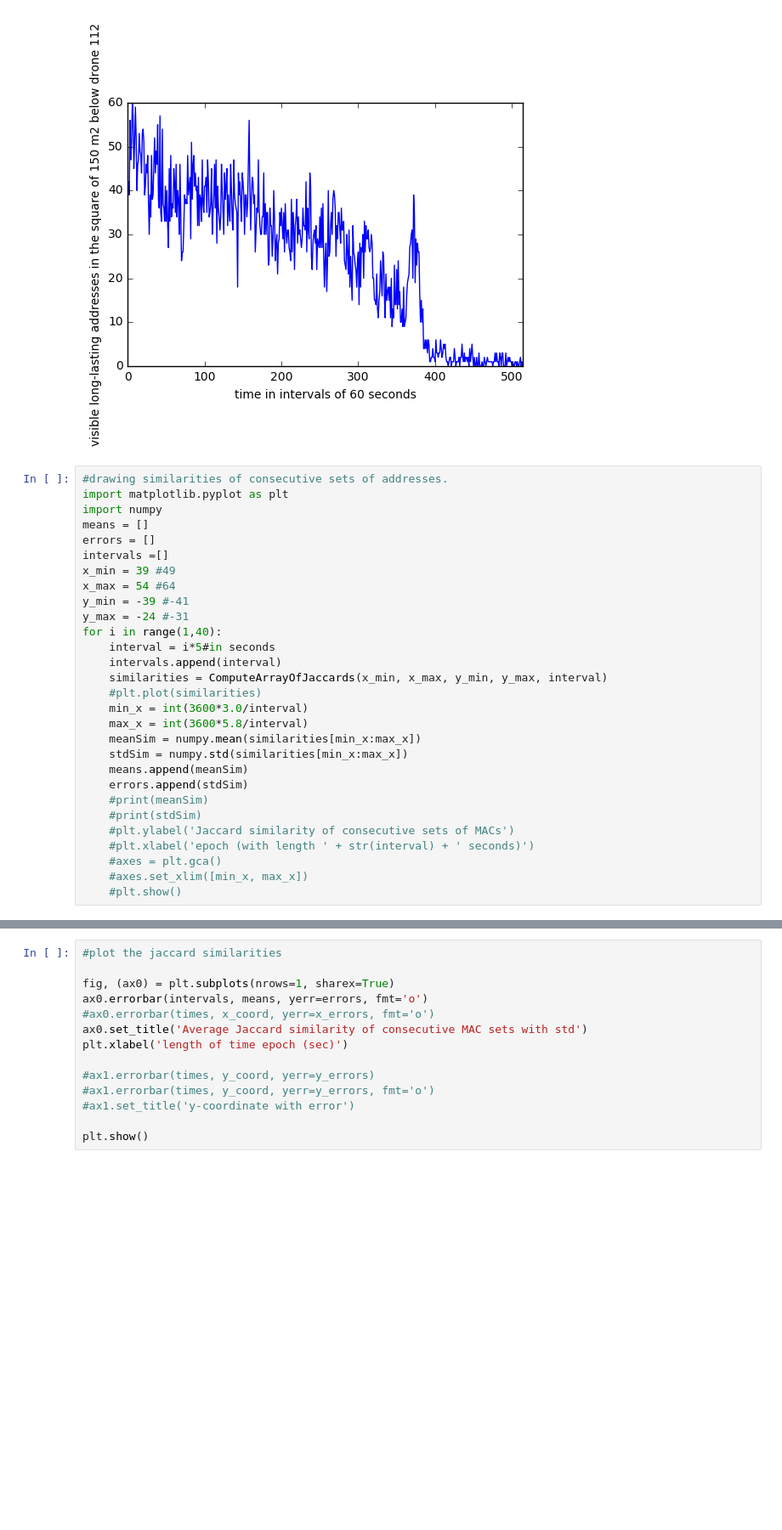
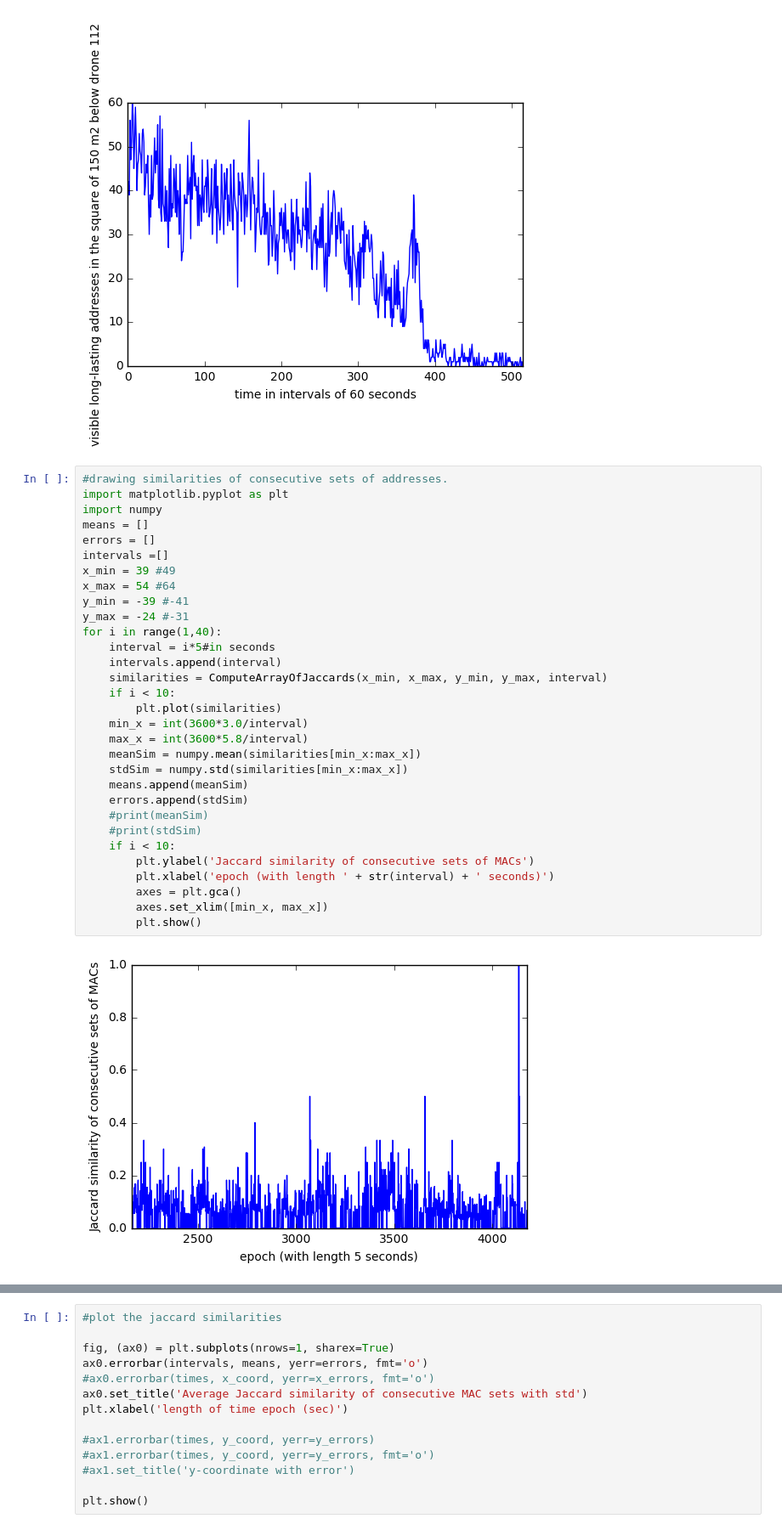
Before and after one commit to ArenA-Crowds/Crowds, a Jupyter notebook: ArenaDataAnalysis.ipynb, the cells around one changed output, grey strips where cells are left out. Shown at 85% size. Drawn from its saved outputs; the diff is of its cells as text; blank space fills up the shorter version.

```diff
--- a/ArenaDataAnalysis.ipynb
+++ b/ArenaDataAnalysis.ipynb
@@ -426,29 +426,33 @@ plt.show()
 # %%
 #drawing similarities of consecutive sets of addresses.
 import matplotlib.pyplot as plt
 import numpy
 means = []
 errors = []
 intervals =[]
 x_min = 39 #49
 x_max = 54 #64
 y_min = -39 #-41
 y_max = -24 #-31
 for i in range(1,40):
     interval = i*5#in seconds
     intervals.append(interval)
     similarities = ComputeArrayOfJaccards(x_min, x_max, y_min, y_max, interval)
-    #plt.plot(similarities)
+    if i < 10:
+        plt.plot(similarities)
     min_x = int(3600*3.0/interval)
     max_x = int(3600*5.8/interval)
     meanSim = numpy.mean(similarities[min_x:max_x])
     stdSim = numpy.std(similarities[min_x:max_x])
     means.append(meanSim)
     errors.append(stdSim)
     #print(meanSim)
     #print(stdSim)
-    #plt.ylabel('Jaccard similarity of consecutive sets of MACs')
-    #plt.xlabel('epoch (with length ' + str(interval) + ' seconds)')
-    #axes = plt.gca()
-    #axes.set_xlim([min_x, max_x])
-    #plt.show()
+    if i < 10:
+        plt.ylabel('Jaccard similarity of consecutive sets of MACs')
+        plt.xlabel('epoch (with length ' + str(interval) + ' seconds)')
+        axes = plt.gca()
+        axes.set_xlim([min_x, max_x])
+        plt.show()
+# %% [output]
+[figure, added]
```
Also changed, not shown: parts of 14 cells of this notebook.
